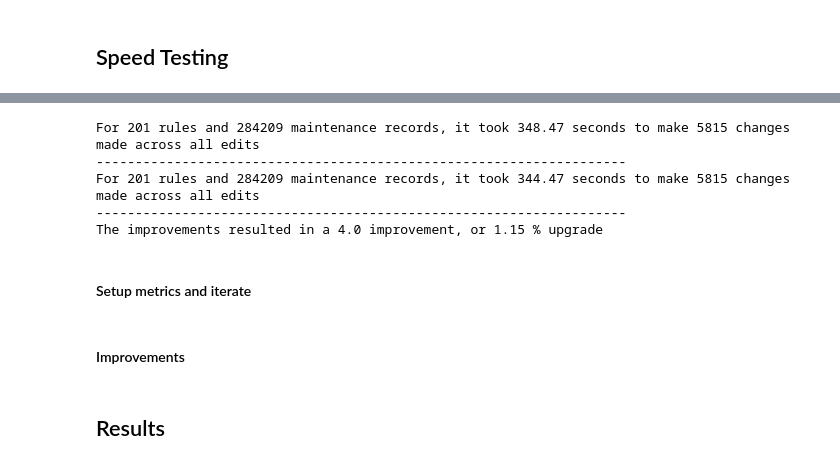
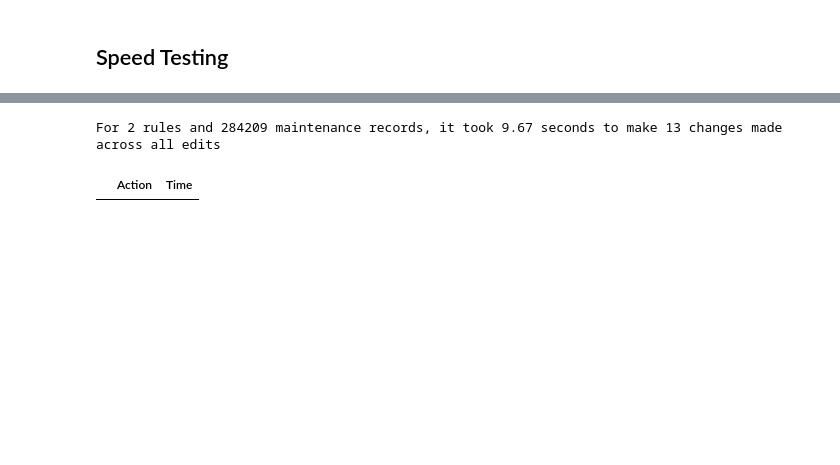
Before and after one commit to ljoseph-c7ks7s/client-code, a Jupyter notebook: mdst/notebooks/rules_editWUC_speed.ipynb, the cells around one changed output, grey strips where cells are left out. Saved outputs shown, nothing was run; the diff lists cells and outputs as text; code cells hidden in the pictures; blank space fills up the shorter version.

```diff
--- a/mdst/notebooks/rules_editWUC_speed.ipynb
+++ b/mdst/notebooks/rules_editWUC_speed.ipynb
@@ -106,10 +528,6 @@ There are 399,189 rows in the original data and 284,209 rows in the final data.
-# %%
-def append_rule_number(existing_val, new_val, libraries):
-    # add rule number to rule column
-    pd = libraries["pandas"]
-
-    if existing_val is None or pd.isnull(existing_val):
-        return str(new_val)
-    else:
-        return ', '.join([str(existing_val), str(new_val)])
+# %%
+def time_this(td, old_time, new_time):
+    current_time = time.time() - old_time
+    td[new_time] = current_time
+    return old_time, td
 # %%
@@ -517,10 +749,20 @@ def apply_rule_fast(rule, df, df_wuc_narratives, libraries, field_names, field_l
 # %%
 def evaluate_speed(rules, df, d_w_narratives, lib, f_names, f_lookup, ver, deb='False'):
     total_rows = 0
+    time_df = pd.DataFrame(columns=['Action', 'Time'])
     start = time.time()
 
     rule_size = len(rules)
     df_size = df.shape[0]
+
+    # wuc_group
+    wuc_group_re = re.compile("\w+.\s?\'(\w+)")
+    wuc_group_metrics = collections.defaultdict(int)
+    wuc_group_indices = collections.defaultdict(set)
+
+    # each_rule
+    each_rule_re = re.compile("\w+.\s?\'([0-9\-]+)")
+    each_rule_indices = collections.defaultdict(set)
 
     if ver == 'original':
         time.sleep(5)
@@ -530,6 +772,8 @@ def evaluate_speed(rules, df, d_w_narratives, lib, f_names, f_lookup, ver, deb='
                 total_rows += df_subset.shape[0]
                 # update WUCs within original dataframe
                 df.update(df_subset)
+                # add the time_dict to the time_dict_df
+
                 # update rules metrics
                 wuc_group_metrics[str(wuc_group_re.match(rule).group(1))] += df_subset.shape[0]
                 wuc_group_indices[str(wuc_group_re.match(rule).group(1))] = wuc_group_indices[str(wuc_group_re.match(rule).group(1))].union(set(df_subset.index))
@@ -551,20 +795,16 @@ def evaluate_speed(rules, df, d_w_narratives, lib, f_names, f_lookup, ver, deb='
     total_time = round(end-start,2)
 
     print("For {} rules and {} maintenance records, it took {} seconds to make {} changes made across all edits".format(rule_size, df_size, total_time, total_rows))
-    print("--------------------------------------------------------------------")
 
-    return total_time
+    return total_time, time_df
 # %%
-tt1 = evaluate_speed(rules, data1, df_wuc_narratives, libraries, field_names, field_lookup, ver = 'original')
-tt2 = evaluate_speed(rules, data2, df_wuc_narratives, libraries, field_names, field_lookup, ver = 'fast')
-difference = tt1 - tt2
-percent_difference = round(difference / tt1 * 100, 2)
-print("The improvements resulted in a {} improvement, or {} % upgrade".format(difference, percent_difference))
+tt1, tdf1 = evaluate_speed(rules, data1, df_wuc_narratives, libraries, field_names, field_lookup, ver = 'original')
+# tt2, tdf2 = evaluate_speed(rules, data2, df_wuc_narratives, libraries, field_names, field_lookup, ver = 'fast')
+tdf1.head(100)
+# tdf2.head(100)tdf2.head(100)
+# difference = tt1 - tt2
+# percent_difference = round(difference / tt1 * 100, 2)
+# print("The improvements resulted in a {} improvement, or {} % upgrade".format(difference, percent_difference))
 # %% [output]
-For 201 rules and 284209 maintenance records, it took 348.47 seconds to make 5815 changes made across all edits
---------------------------------------------------------------------
-For 201 rules and 284209 maintenance records, it took 344.47 seconds to make 5815 changes made across all edits
---------------------------------------------------------------------
-The improvements resulted in a 4.0 improvement, or 1.15 % upgrade
+For 2 rules and 284209 maintenance records, it took 9.67 seconds to make 13 changes made across all edits
+|  | Action | Time |
-# %% [markdown]
-#### Setup metrics and iterate
@@ -597,4 +810,0 @@ print "It took {} seconds to make {} changes made across all edits (sometimes on
-# %% [markdown]
-#### Improvements
-# %% [markdown]
-## Results
```
Also changed, not shown: parts of 25 cells of this notebook, 7 other files.
